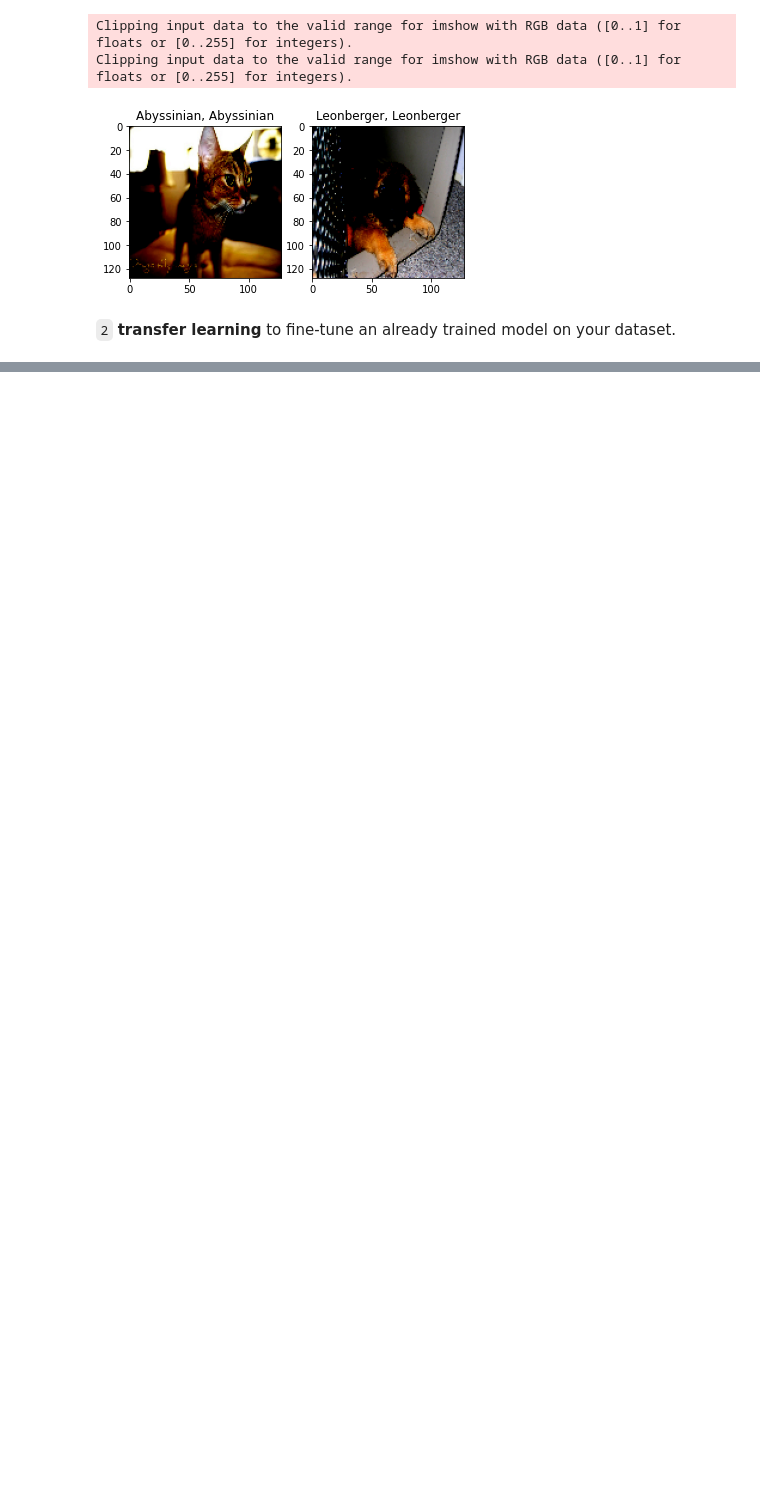
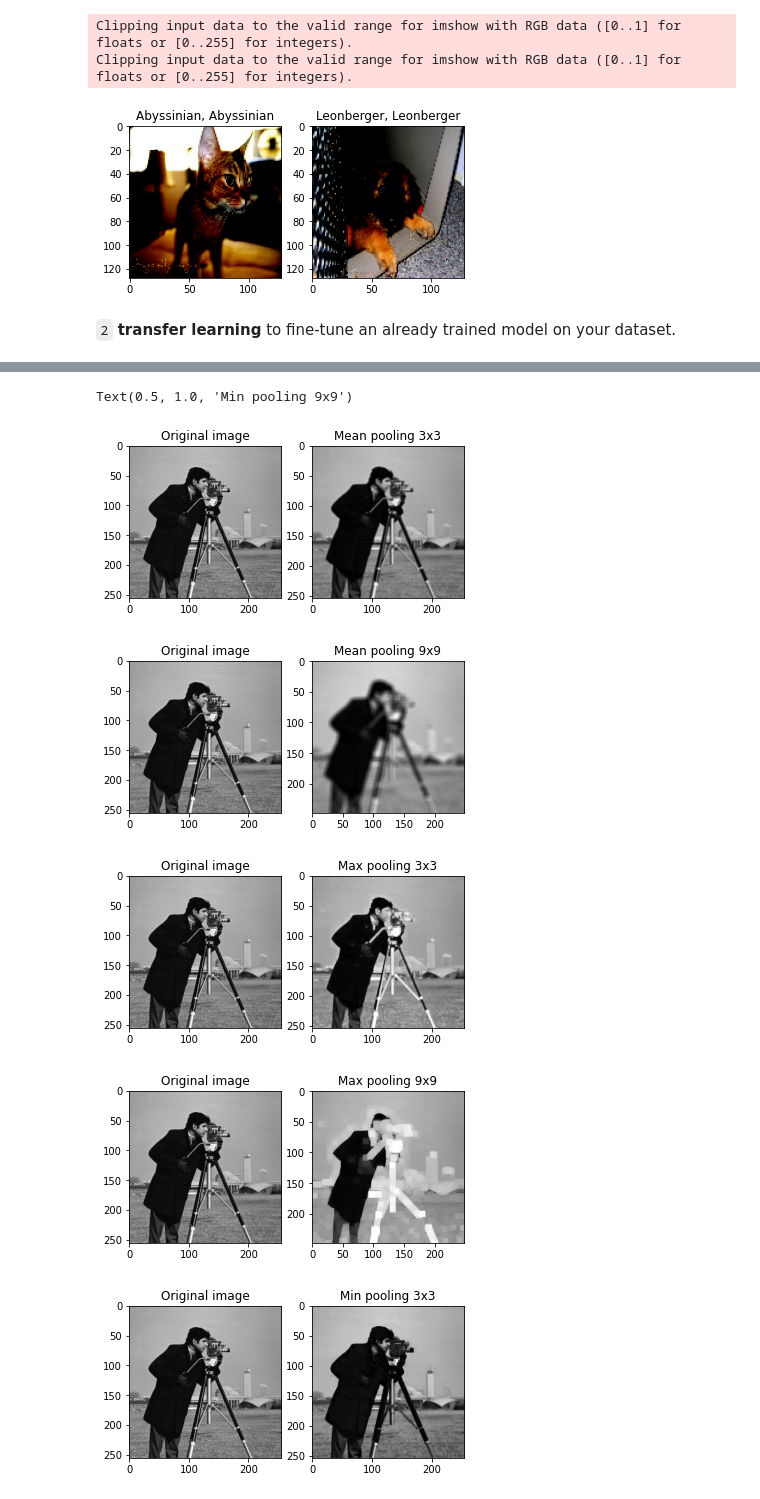
Before and after one commit to Catalin-web/CVADL, a Jupyter notebook: LabsSolved/Lab3/Excersise.ipynb, the cells around one changed output, grey strips where cells are left out. Saved outputs shown, nothing was run; the diff lists cells and outputs as text; code cells hidden in the pictures; blank space fills up the shorter version.

```diff
--- a/LabsSolved/Lab3/Excersise.ipynb
+++ b/LabsSolved/Lab3/Excersise.ipynb
@@ -458,0 +564,4 @@ Accuracy of the model on the 3312 training images: 0.9921497584541062
+# %%
+image = cv2.imread('cameraman.jpg', cv2.IMREAD_GRAYSCALE)
+x = image.reshape(1, image.shape[0], image.shape[1], 1)
+plt.imshow(image, cmap='gray')
@@ -458,0 +571,47 @@ Accuracy of the model on the 3312 training images: 0.9921497584541062
+# %%
+bias = np.asarray([0]).reshape((1, 1, 1, 1))
+
+mean_3x3 = pooling(x, 3, 1, 'avg')
+mean_9x9 = pooling(x, 9, 1, 'avg')
+max_3x3 = pooling(x, 3, 1, 'max')
+max_9x9 = pooling(x, 9, 1, 'max')
+min_3x3 = pooling(x, 3, 1, 'min')
+min_9x9 = pooling(x, 9, 1, 'min')
+
+plt.figure(0)
+plt.subplot(1, 2, 1).imshow(image, cmap='gray')
+plt.title('Original image')
+plt.subplot(1, 2, 2).imshow(mean_3x3[0, :, :, 0], cmap='gray')
+plt.title('Mean pooling 3x3')
+plt.figure(1)
+plt.subplot(1, 2, 1).imshow(image, cmap='gray')
+plt.title('Original image')
+plt.subplot(1, 2, 2).imshow(mean_9x9[0, :, :, 0], cmap='gray')
+plt.title('Mean pooling 9x9')
+plt.figure(2)
+plt.subplot(1, 2, 1).imshow(image, cmap='gray')
+plt.title('Original image')
+plt.subplot(1, 2, 2).imshow(max_3x3[0, :, :, 0], cmap='gray')
+plt.title('Max pooling 3x3')
+plt.figure(3)
+plt.subplot(1, 2, 1).imshow(image, cmap='gray')
+plt.title('Original image')
+plt.subplot(1, 2, 2).imshow(max_9x9[0, :, :, 0], cmap='gray')
+plt.title('Max pooling 9x9')
+plt.figure(4)
+plt.subplot(1, 2, 1).imshow(image, cmap='gray')
+plt.title('Original image')
+plt.subplot(1, 2, 2).imshow(min_3x3[0, :, :, 0], cmap='gray')
+plt.title('Min pooling 3x3')
+plt.figure(5)
+plt.subplot(1, 2, 1).imshow(image, cmap='gray')
+plt.title('Original image')
+plt.subplot(1, 2, 2).imshow(min_9x9[0, :, :, 0], cmap='gray')
+plt.title('Min pooling 9x9')
+# %% [output]
+Text(0.5, 1.0, 'Min pooling 9x9')
+[figure, added]
+[figure, added]
+[figure, added]
+[figure, added]
+[figure, added]
```
Also changed, not shown: parts of 14 cells of this notebook, 1 other file.
